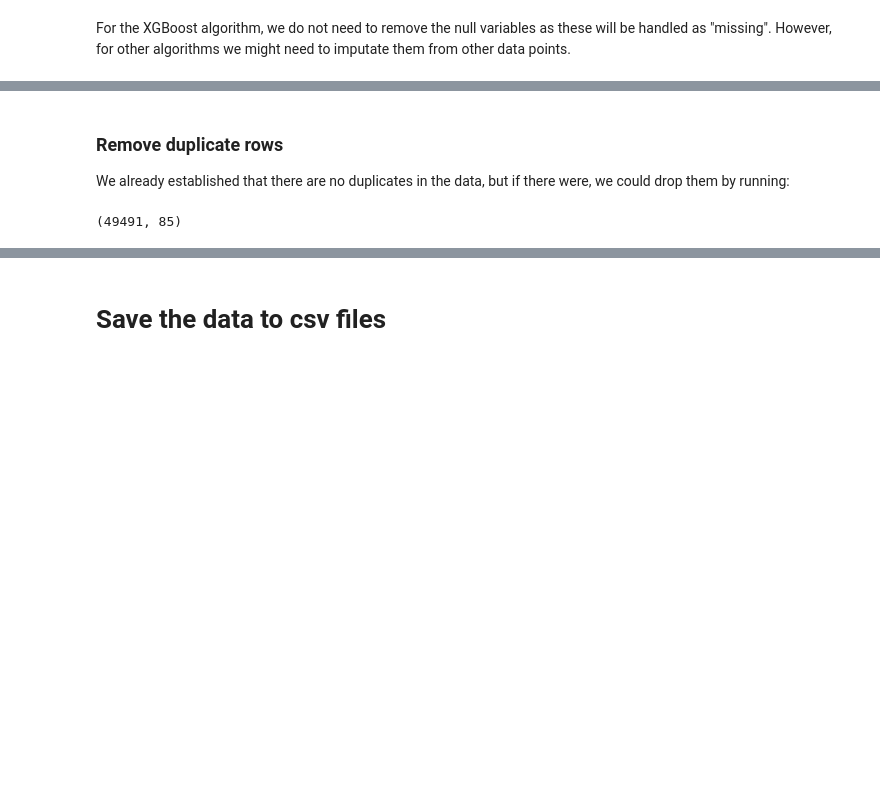
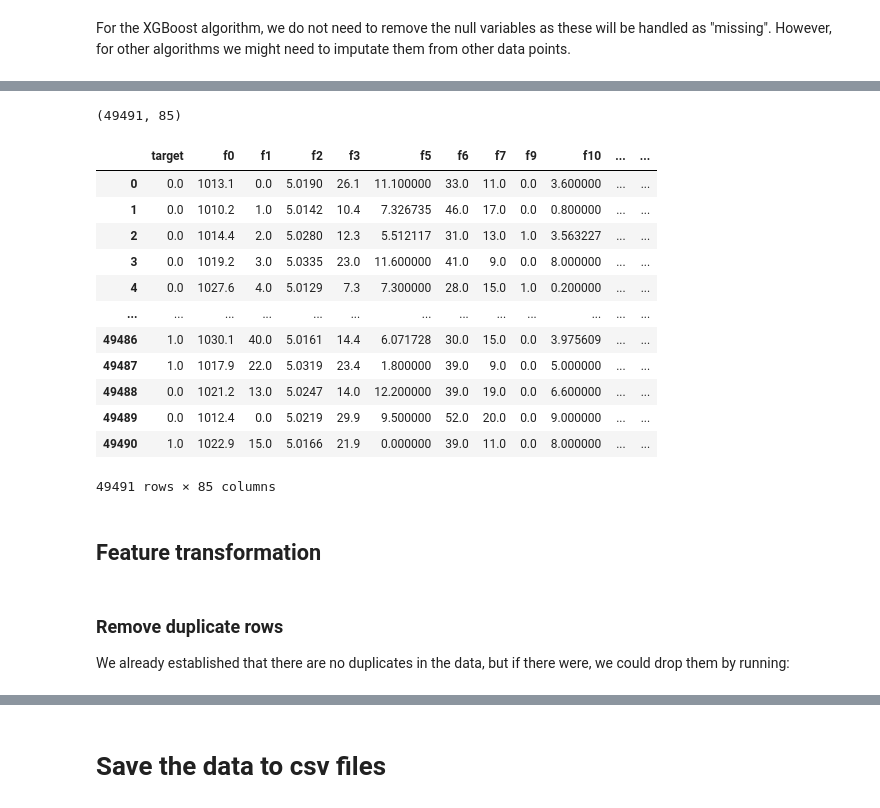
Before and after one commit to anjarfr/modern-ml, a Jupyter notebook: xgboost_demo.ipynb, the cells around one changed output, grey strips where cells are left out. Drawn from its saved outputs; the diff is of its cells as text; code cells hidden in the pictures; blank space fills up the shorter version.

```diff
--- a/xgboost_demo.ipynb
+++ b/xgboost_demo.ipynb
@@ -650,0 +643,8 @@ For the XGBoost algorithm, we do not need to remove the null variables as these
+# %%
+from sklearn.experimental import enable_iterative_imputer
+from sklearn.impute import IterativeImputer
+imp = IterativeImputer(max_iter=10, random_state=0)
+
+X_train_imputed = imp.fit_transform(X_train_encoded)
+
+X_train_imputed
@@ -650,0 +665,23 @@ For the XGBoost algorithm, we do not need to remove the null variables as these
+# %%
+X_train_imputed.shape
+# %% [output]
+(49491, 85)
+# %%
+X_train_imputed_df = pd.DataFrame(X_train_imputed, columns=X_train_encoded.columns)
+X_train_imputed_df
+# %% [output]
+|  | target | f0 | f1 | f2 | f3 | f5 | f6 | f7 | f9 | f10 | ... | ... |
+| 0 | 0.0 | 1013.1 | 0.0 | 5.0190 | 26.1 | 11.100000 | 33.0 | 11.0 | 0.0 | 3.600000 | ... | ... |
+| 1 | 0.0 | 1010.2 | 1.0 | 5.0142 | 10.4 | 7.326735 | 46.0 | 17.0 | 0.0 | 0.800000 | ... | ... |
+| 2 | 0.0 | 1014.4 | 2.0 | 5.0280 | 12.3 | 5.512117 | 31.0 | 13.0 | 1.0 | 3.563227 | ... | ... |
+| 3 | 0.0 | 1019.2 | 3.0 | 5.0335 | 23.0 | 11.600000 | 41.0 | 9.0 | 0.0 | 8.000000 | ... | ... |
+| 4 | 0.0 | 1027.6 | 4.0 | 5.0129 | 7.3 | 7.300000 | 28.0 | 15.0 | 1.0 | 0.200000 | ... | ... |
+| ... | ... | ... | ... | ... | ... | ... | ... | ... | ... | ... | ... | ... |
+| 49486 | 1.0 | 1030.1 | 40.0 | 5.0161 | 14.4 | 6.071728 | 30.0 | 15.0 | 0.0 | 3.975609 | ... | ... |
+| 49487 | 1.0 | 1017.9 | 22.0 | 5.0319 | 23.4 | 1.800000 | 39.0 | 9.0 | 0.0 | 5.000000 | ... | ... |
+| 49488 | 0.0 | 1021.2 | 13.0 | 5.0247 | 14.0 | 12.200000 | 39.0 | 19.0 | 0.0 | 6.600000 | ... | ... |
+| 49489 | 0.0 | 1012.4 | 0.0 | 5.0219 | 29.9 | 9.500000 | 52.0 | 20.0 | 0.0 | 9.000000 | ... | ... |
+| 49490 | 1.0 | 1022.9 | 15.0 | 5.0166 | 21.9 | 0.000000 | 39.0 | 11.0 | 0.0 | 8.000000 | ... | ... |
+49491 rows × 85 columns
+# %% [markdown]
+## Feature transformation
@@ -652,8 +694,3 @@ For the XGBoost algorithm, we do not need to remove the null variables as these
 ### Remove duplicate rows
 
 We already established that there are no duplicates in the data, but if there were, we could drop them by running:
-# %%
-X_train_encoded = X_train_encoded.drop_duplicates()
-X_train_encoded.shape
-# %% [output]
-(49491, 85)
```
Also changed, not shown: parts of 31 cells of this notebook, 4 other files.
